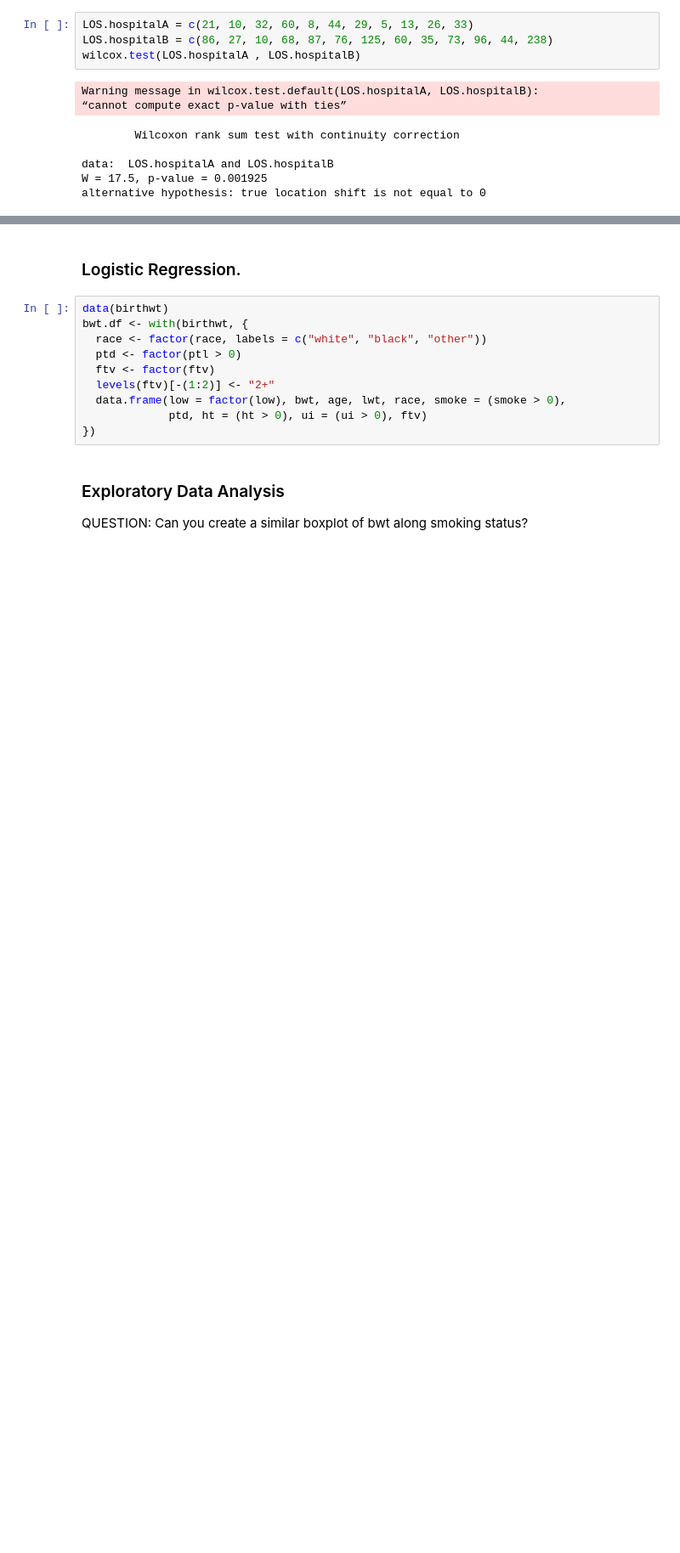
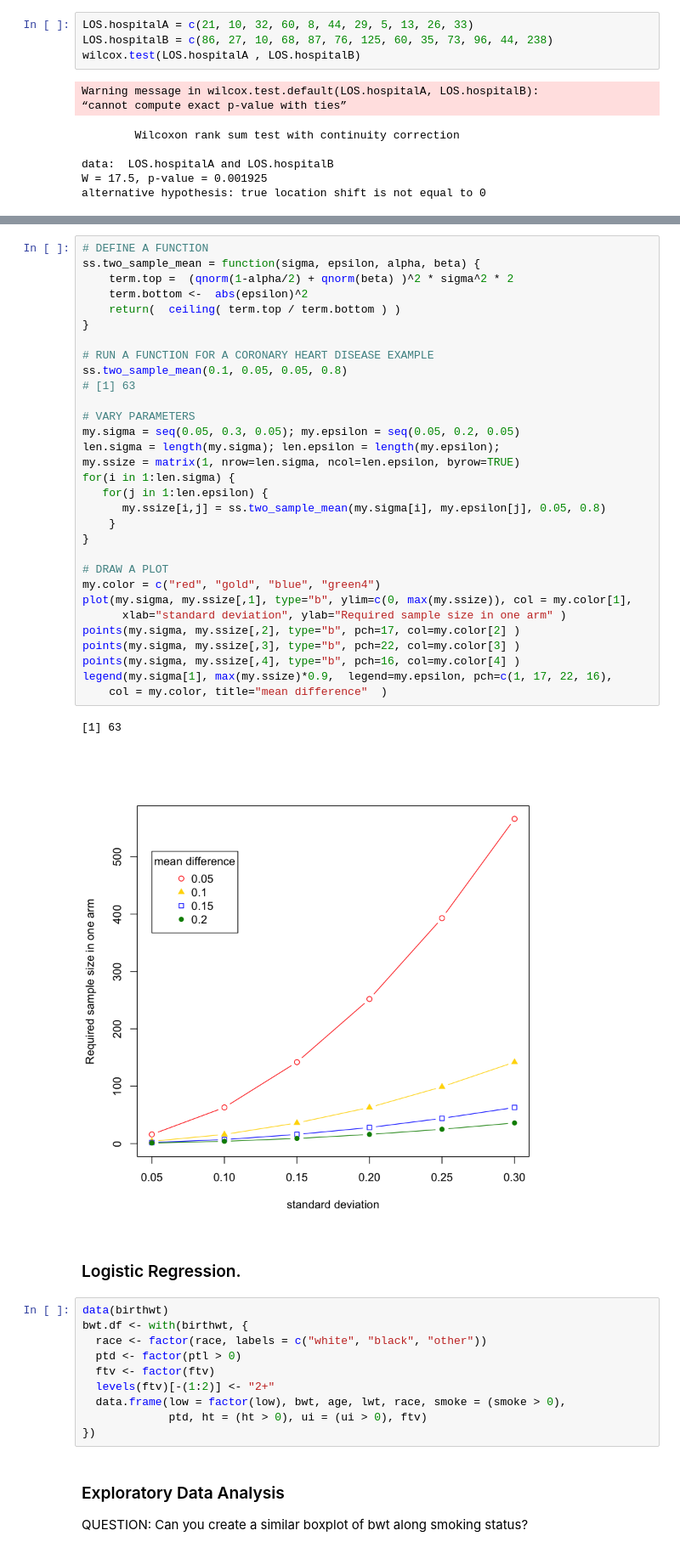
Before and after one commit to jihoonkim/lecturenotes, a Jupyter notebook: MSTP_bootcamp_2018/Rtutorial_draft.ipynb, the cells around one changed output, grey strips where cells are left out. Shown at 85% size. Drawn from its saved outputs; the diff is of its cells as text; blank space fills up the shorter version.

Commit message:
add sample size estimation

```diff
--- a/MSTP_bootcamp_2018/Rtutorial_draft.ipynb
+++ b/MSTP_bootcamp_2018/Rtutorial_draft.ipynb
@@ -493,3 +507,37 @@ alternative hypothesis: true location shift is not equal to 0
+# %%
+# DEFINE A FUNCTION
+ss.two_sample_mean = function(sigma, epsilon, alpha, beta) {
+    term.top =  (qnorm(1-alpha/2) + qnorm(beta) )^2 * sigma^2 * 2
+    term.bottom <-  abs(epsilon)^2
+    return(  ceiling( term.top / term.bottom ) )
+}
+
+# RUN A FUNCTION FOR A CORONARY HEART DISEASE EXAMPLE
+ss.two_sample_mean(0.1, 0.05, 0.05, 0.8)
+# [1] 63
+
+# VARY PARAMETERS
+my.sigma = seq(0.05, 0.3, 0.05); my.epsilon = seq(0.05, 0.2, 0.05)
+len.sigma = length(my.sigma); len.epsilon = length(my.epsilon);
+my.ssize = matrix(1, nrow=len.sigma, ncol=len.epsilon, byrow=TRUE)
+for(i in 1:len.sigma) {
+   for(j in 1:len.epsilon) {
+      my.ssize[i,j] = ss.two_sample_mean(my.sigma[i], my.epsilon[j], 0.05, 0.8)
+    }
+}
+
+# DRAW A PLOT
+my.color = c("red", "gold", "blue", "green4")
+plot(my.sigma, my.ssize[,1], type="b", ylim=c(0, max(my.ssize)), col = my.color[1],
+      xlab="standard deviation", ylab="Required sample size in one arm" )
+points(my.sigma, my.ssize[,2], type="b", pch=17, col=my.color[2] )
+points(my.sigma, my.ssize[,3], type="b", pch=22, col=my.color[3] )
+points(my.sigma, my.ssize[,4], type="b", pch=16, col=my.color[4] )
+legend(my.sigma[1], max(my.ssize)*0.9,  legend=my.epsilon, pch=c(1, 17, 22, 16),
+    col = my.color, title="mean difference"  )
+# %% [output]
+[1] 63
+[figure, added]
 # %% [markdown]
 ### Logistic Regression.
 # %%
```
Also changed, not shown: parts of 5 cells of this notebook.
